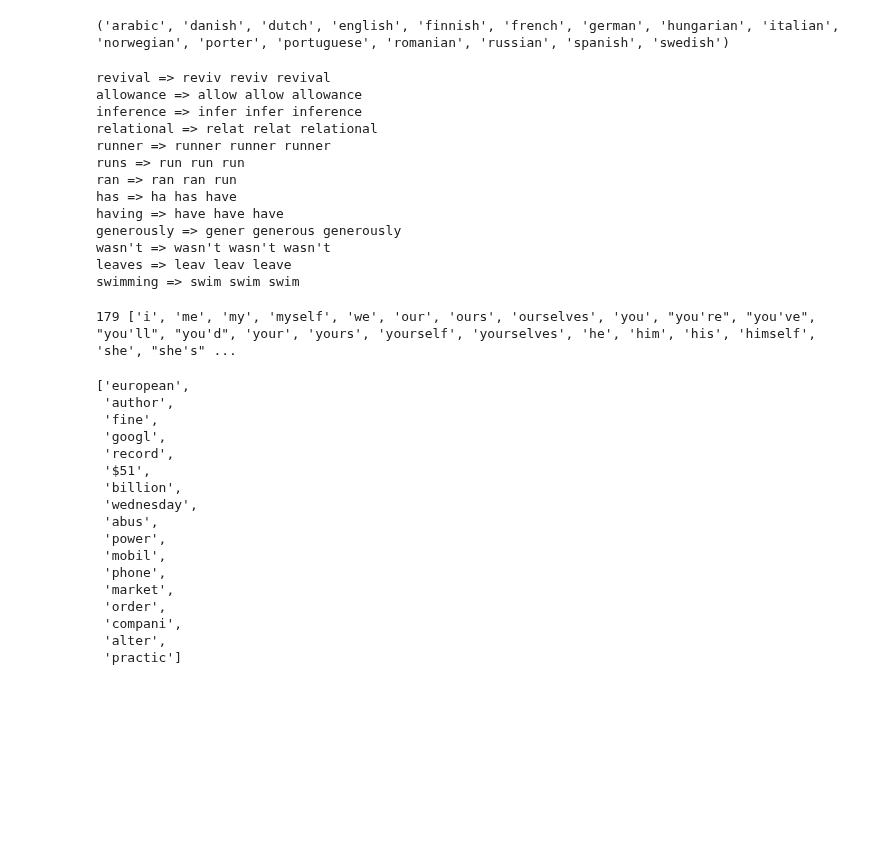
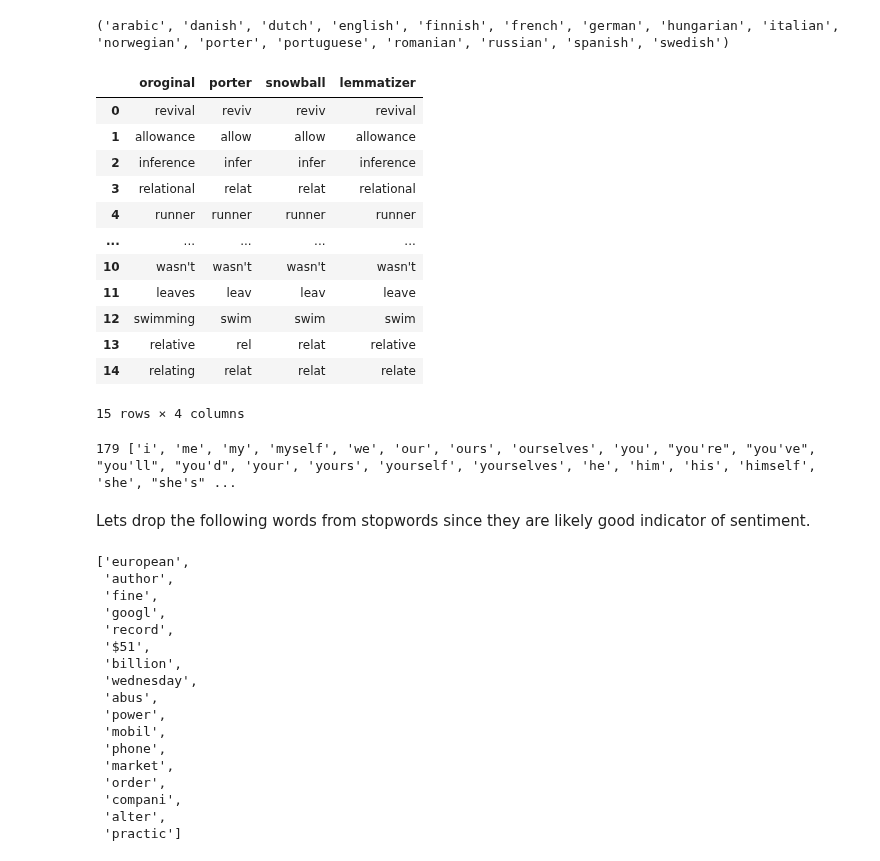
Before and after one commit to abulbasar/machine-learning, a Jupyter notebook: Scikit - 06 Text Processing.ipynb, the cells around one changed output. Cells and saved outputs as stored; diff of their text form; code cells hidden in the pictures; blank space fills up the shorter version.

```diff
--- a/Scikit - 06 Text Processing.ipynb
+++ b/Scikit - 06 Text Processing.ipynb
@@ -291,41 +291,49 @@ print(SnowballStemmer.languages)
 # %%
 porter = PorterStemmer()
 snowball = SnowballStemmer("english")
 lemmatizer = nltk.wordnet.WordNetLemmatizer()
+
+values = []
 
 for s in nltk.word_tokenize("""
             revival
             allowance
             inference
             relational
             runner
             runs
             ran
             has
             having
             generously
             wasn't
             leaves
             swimming
+            relative
+            relating
             """):
-    print(s, "=>", porter.stem(s)
-          , snowball.stem(s), lemmatizer.lemmatize(s, "v"))
+    values.append((s, porter.stem(s)
+          , snowball.stem(s), lemmatizer.lemmatize(s, "v")))
+
+pd.DataFrame(values, columns = ["oroginal", "porter", "snowball", "lemmatizer"])
 # %% [output]
+|  | oroginal | porter | snowball | lemmatizer |
+| 0 | revival | reviv | reviv | revival |
+| 1 | allowance | allow | allow | allowance |
+| 2 | inference | infer | infer | inference |
+| 3 | relational | relat | relat | relational |
+| 4 | runner | runner | runner | runner |
+| ... | ... | ... | ... | ... |
+| 10 | wasn't | wasn't | wasn't | wasn't |
+| 11 | leaves | leav | leav | leave |
+| 12 | swimming | swim | swim | swim |
+| 13 | relative | rel | relat | relative |
+| 14 | relating | relat | relat | relate |
-revival => reviv reviv revival
-allowance => allow allow allowance
-inference => infer infer inference
-relational => relat relat relational
-runner => runner runner runner
-runs => run run run
-ran => ran ran run
-has => ha has have
-having => have have have
-generously => gener generous generously
-wasn't => wasn't wasn't wasn't
-leaves => leav leav leave
-swimming => swim swim swim
+15 rows × 4 columns
 # %%
 stopwords = nltk.corpus.stopwords.words("english")
 print(len(stopwords), stopwords)
 # %% [output]
 179 ['i', 'me', 'my', 'myself', 'we', 'our', 'ours', 'ourselves', 'you', "you're", "you've", "you'll", "you'd", 'your', 'yours', 'yourself', 'yourselves', 'he', 'him', 'his', 'himself', 'she', "she's" ...
+# %% [markdown]
+Lets drop the following words from stopwords since they are likely good indicator of sentiment.
```
Also changed, not shown: parts of 29 cells of this notebook, 3 other files.
